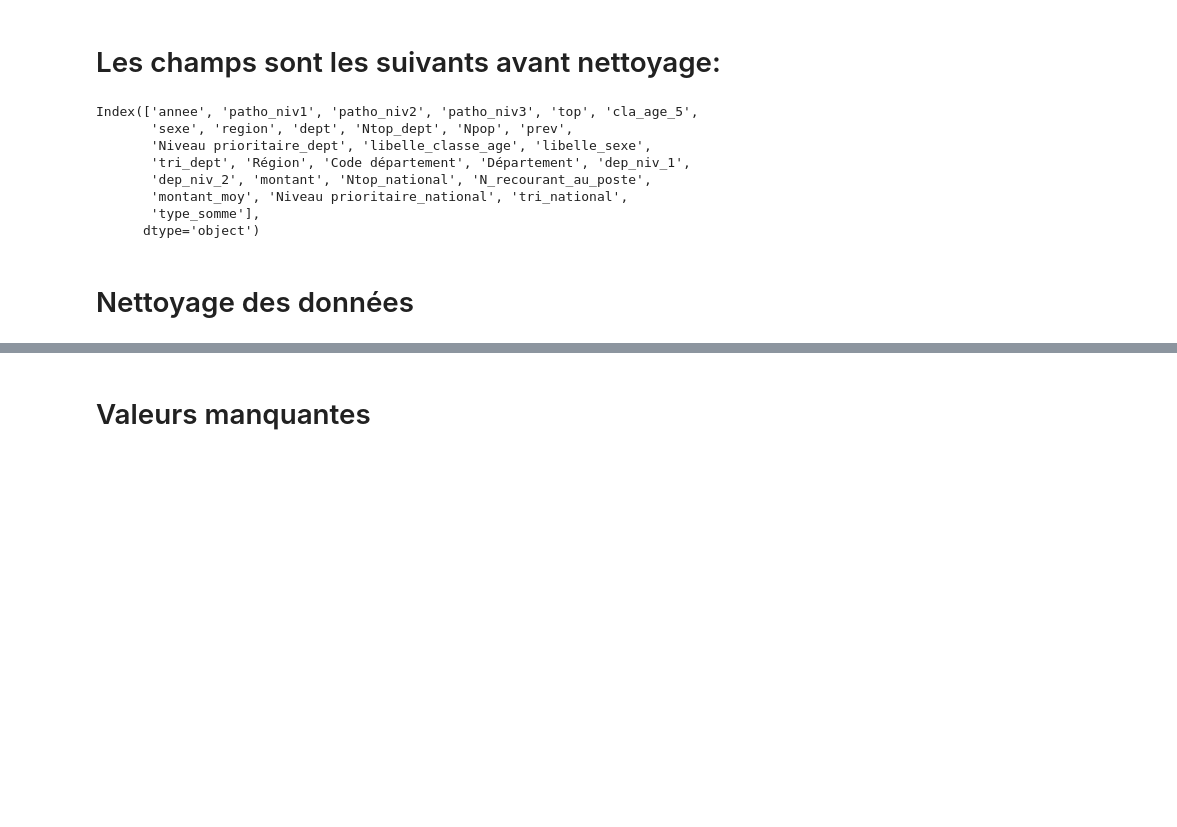
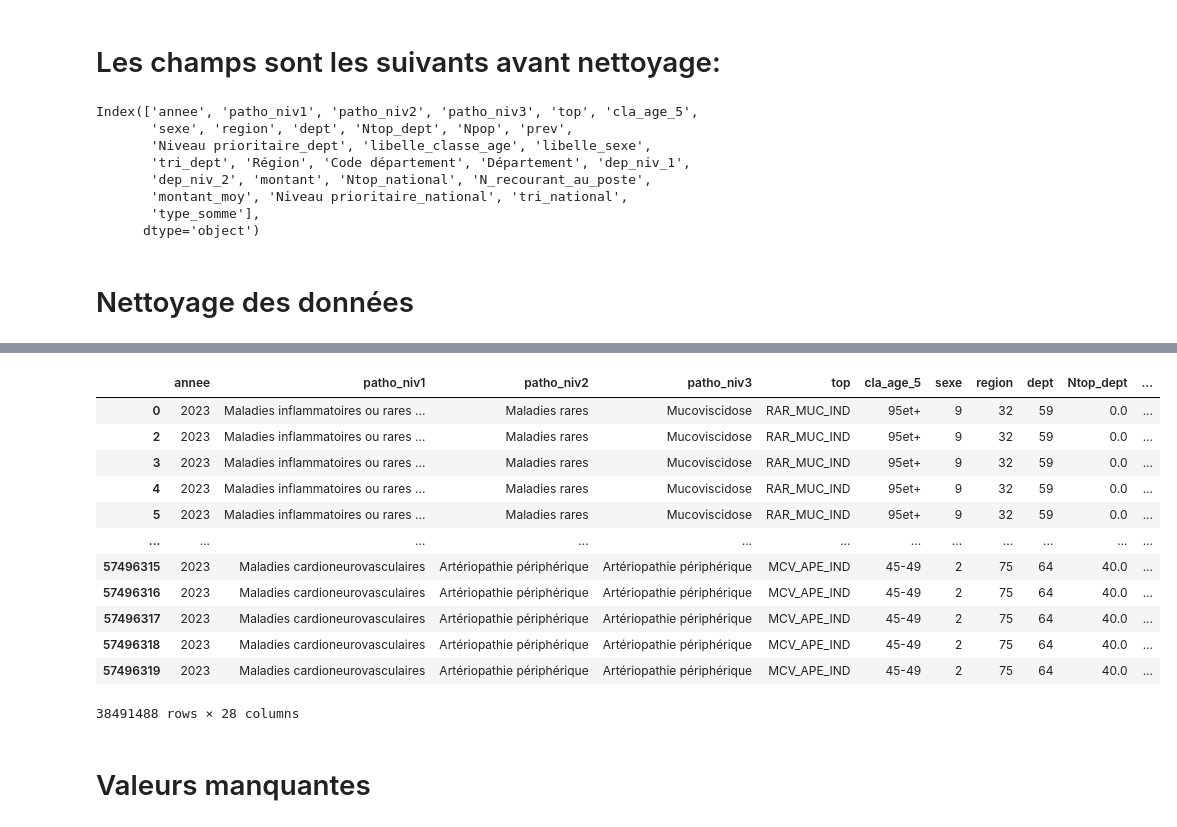
Before and after one commit to AissataProo/PROJET_MEYTE, a Jupyter notebook: notebooks/notebook.ipynb, the cells around one changed output, grey strips where cells are left out. Drawn from its saved outputs; the diff is of its cells as text; code cells hidden in the pictures; blank space fills up the shorter version.

```diff
--- a/notebooks/notebook.ipynb
+++ b/notebooks/notebook.ipynb
@@ -35,7 +35,7 @@ df_final = pd.merge(
 df_fusion = pd.merge(
     df_final,
     df_depenses,
-    on=['annee', 'patho_niv1', 'patho_niv2', 'patho_niv3', 'top'],
+    on=['top'],
     how='inner',
     suffixes=('_dept', '_national')
 )
@@ -76,23 +76,28 @@ Index(['annee', 'patho_niv1', 'patho_niv2', 'patho_niv3', 'top', 'cla_age_5',
       dtype='object')
 # %% [markdown]
 # Nettoyage des données
-# %%
-#Supprimer 999 de departement et region
-df_fusion['departement'] = df_fusion['departement'].astype(str)
-df_fusion['region'] = df_fusion['region'].astype(str)
 # %%
-#Suppression des parentheses
+# Nettoyage des parenthèses
 cols = ["patho_niv2", "patho_niv3"]
 for c in cols:
-    df[c] = df[c].str.replace(r"\s*\(.*\)", "", regex=True)
+    df_fusion.loc[:, c] = df_fusion[c].str.replace(r"\s*\(.*\)", "", regex=True)
 
-df = df.dropna(subset=['patho_niv3', 'patho_niv2'])
-# Vérifier incohérences
+# Remplacement des NaN de Ntop_dept par 0
+df_fusion.loc[df_fusion['Ntop_dept'].isna(), 'Ntop_dept'] = 0
+
+#  Nettoyage des NaN sur les pathologies uniquement
+df_fusion = df_fusion.dropna(subset=['patho_niv3', 'patho_niv2','prev'])
+
+# Grand filtre de nettoyage
+liste_exclusions = ['999', '2A', '2B', '971', '972', '973', '974', '976']
+
 df_fusion = df_fusion[
-    # On garde UNIQUEMENT les montants strictement positifs
+    # On garde uniquement les montants strictement positifs
     (df_fusion['montant'] > 0) &
 
-    # Et on exclut obligatoirement les codes 999
-    (df_fusion['departement'] != '999') &
-    (df_fusion['region'] != '999')
+    # On exclut le 999, la Corse et tous les DOM
+    (~df_fusion['Département'].astype(str).isin(liste_exclusions)) &
+
+    # On enlève la région 99 ou 999 au cas où
+    (df_fusion['Région'].astype(str) != '99')
 ]
@@ -119,6 +104,6 @@ df_anomalies
 # %%
 # Suppression des colonnes inutiles pour le nettoyage final
-df = df.drop(
+df = df_fusion.drop(
     columns=[
         "Code département",
         "tri_dept",
@@ -140,3 +141,19 @@ df = df.drop(
+# %%
+df
+# %% [output]
+|  | annee | patho_niv1 | patho_niv2 | patho_niv3 | top | cla_age_5 | sexe | region | dept | Ntop_dept | ... |
+| 0 | 2023 | Maladies inflammatoires ou rares ... | Maladies rares | Mucoviscidose | RAR_MUC_IND | 95et+ | 9 | 32 | 59 | 0.0 | ... |
+| 2 | 2023 | Maladies inflammatoires ou rares ... | Maladies rares | Mucoviscidose | RAR_MUC_IND | 95et+ | 9 | 32 | 59 | 0.0 | ... |
+| 3 | 2023 | Maladies inflammatoires ou rares ... | Maladies rares | Mucoviscidose | RAR_MUC_IND | 95et+ | 9 | 32 | 59 | 0.0 | ... |
+| 4 | 2023 | Maladies inflammatoires ou rares ... | Maladies rares | Mucoviscidose | RAR_MUC_IND | 95et+ | 9 | 32 | 59 | 0.0 | ... |
+| 5 | 2023 | Maladies inflammatoires ou rares ... | Maladies rares | Mucoviscidose | RAR_MUC_IND | 95et+ | 9 | 32 | 59 | 0.0 | ... |
+| ... | ... | ... | ... | ... | ... | ... | ... | ... | ... | ... | ... |
+| 57496315 | 2023 | Maladies cardioneurovasculaires | Artériopathie périphérique | Artériopathie périphérique | MCV_APE_IND | 45-49 | 2 | 75 | 64 | 40.0 | ... |
+| 57496316 | 2023 | Maladies cardioneurovasculaires | Artériopathie périphérique | Artériopathie périphérique | MCV_APE_IND | 45-49 | 2 | 75 | 64 | 40.0 | ... |
+| 57496317 | 2023 | Maladies cardioneurovasculaires | Artériopathie périphérique | Artériopathie périphérique | MCV_APE_IND | 45-49 | 2 | 75 | 64 | 40.0 | ... |
+| 57496318 | 2023 | Maladies cardioneurovasculaires | Artériopathie périphérique | Artériopathie périphérique | MCV_APE_IND | 45-49 | 2 | 75 | 64 | 40.0 | ... |
+| 57496319 | 2023 | Maladies cardioneurovasculaires | Artériopathie périphérique | Artériopathie périphérique | MCV_APE_IND | 45-49 | 2 | 75 | 64 | 40.0 | ... |
+38491488 rows × 28 columns
 # %% [markdown]
 # Valeurs manquantes
 # %%
```
Also changed, not shown: parts of 12 cells of this notebook.
